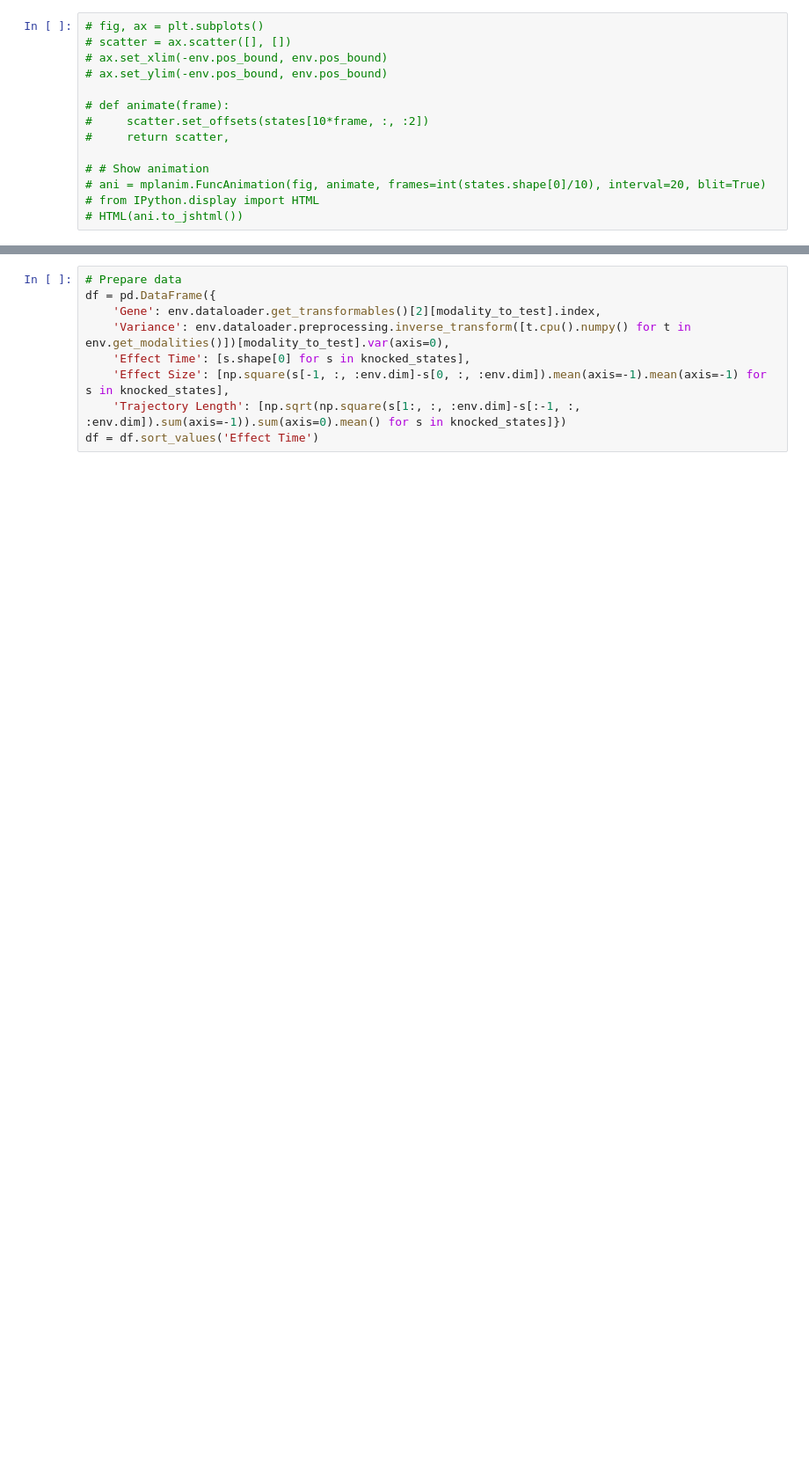
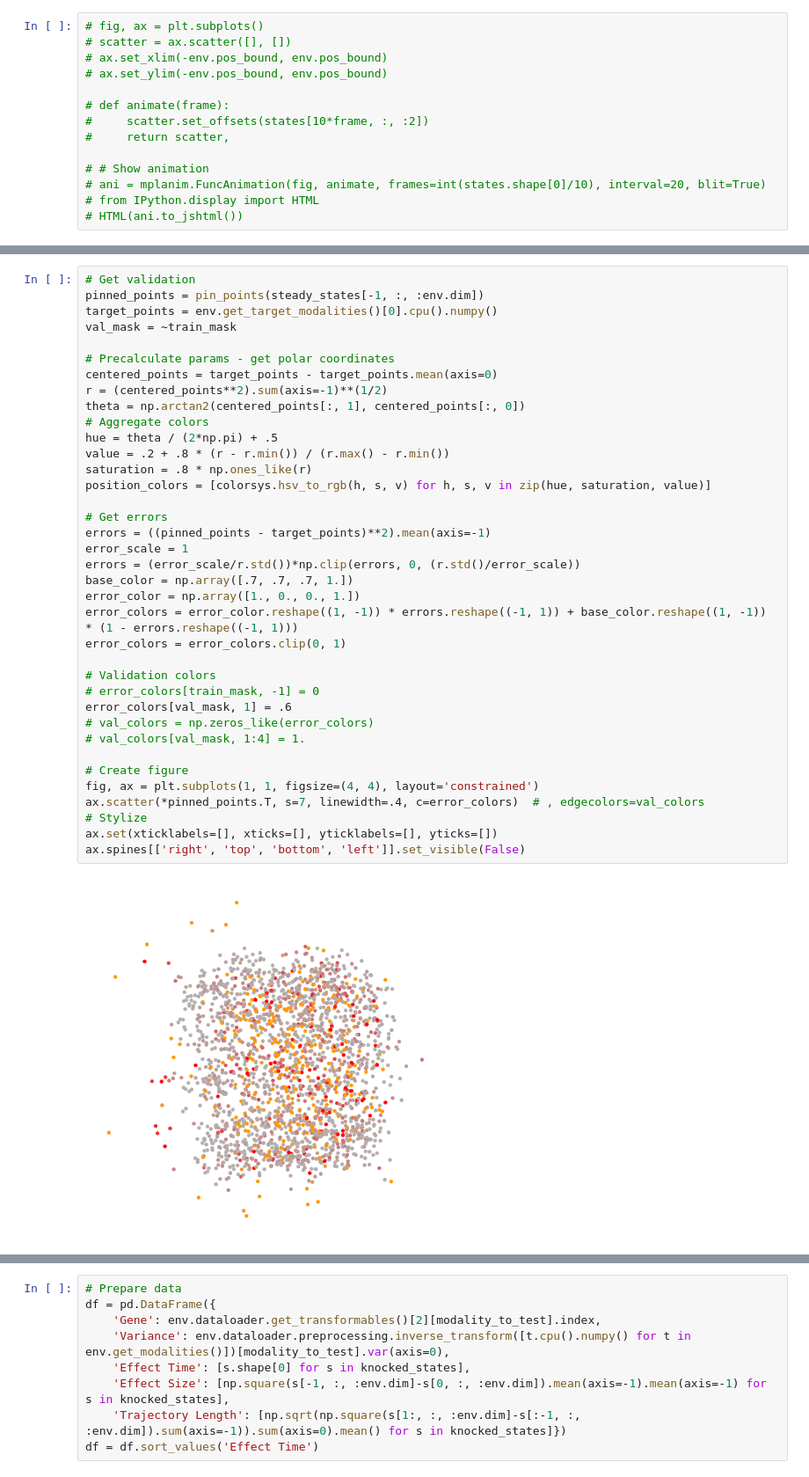
Before and after one commit to Oafish1/CellTRIP, a Jupyter notebook: scripts/analysis.ipynb, the cells around one changed output, grey strips where cells are left out. Shown at 88% size. Saved outputs shown, nothing was run; the diff lists cells and outputs as text; blank space fills up the shorter version.

```diff
--- a/scripts/analysis.ipynb
+++ b/scripts/analysis.ipynb
@@ -222,3 +281,42 @@ def center_states(states):
+# %%
+# Get validation
+pinned_points = pin_points(steady_states[-1, :, :env.dim])
+target_points = env.get_target_modalities()[0].cpu().numpy()
+val_mask = ~train_mask
+
+# Precalculate params - get polar coordinates
+centered_points = target_points - target_points.mean(axis=0)
+r = (centered_points**2).sum(axis=-1)**(1/2)
+theta = np.arctan2(centered_points[:, 1], centered_points[:, 0])
+# Aggregate colors
+hue = theta / (2*np.pi) + .5
+value = .2 + .8 * (r - r.min()) / (r.max() - r.min())
+saturation = .8 * np.ones_like(r)
+position_colors = [colorsys.hsv_to_rgb(h, s, v) for h, s, v in zip(hue, saturation, value)]
+
+# Get errors
+errors = ((pinned_points - target_points)**2).mean(axis=-1)
+error_scale = 1
+errors = (error_scale/r.std())*np.clip(errors, 0, (r.std()/error_scale))
+base_color = np.array([.7, .7, .7, 1.])
+error_color = np.array([1., 0., 0., 1.])
+error_colors = error_color.reshape((1, -1)) * errors.reshape((-1, 1)) + base_color.reshape((1, -1)) * (1 - errors.reshape((-1, 1)))
+error_colors = error_colors.clip(0, 1)
+
+# Validation colors
+# error_colors[train_mask, -1] = 0
+error_colors[val_mask, 1] = .6
+# val_colors = np.zeros_like(error_colors)
+# val_colors[val_mask, 1:4] = 1.
+
+# Create figure
+fig, ax = plt.subplots(1, 1, figsize=(4, 4), layout='constrained')
+ax.scatter(*pinned_points.T, s=7, linewidth=.4, c=error_colors)  # , edgecolors=val_colors
+# Stylize
+ax.set(xticklabels=[], xticks=[], yticklabels=[], yticks=[])
+ax.spines[['right', 'top', 'bottom', 'left']].set_visible(False)
+# %% [output]
+[figure, added]
 # %%
 def test_knockdown(modality, features, factor=0):
     # Set up env
```
Also changed, not shown: parts of 34 cells of this notebook, 32 other files.
